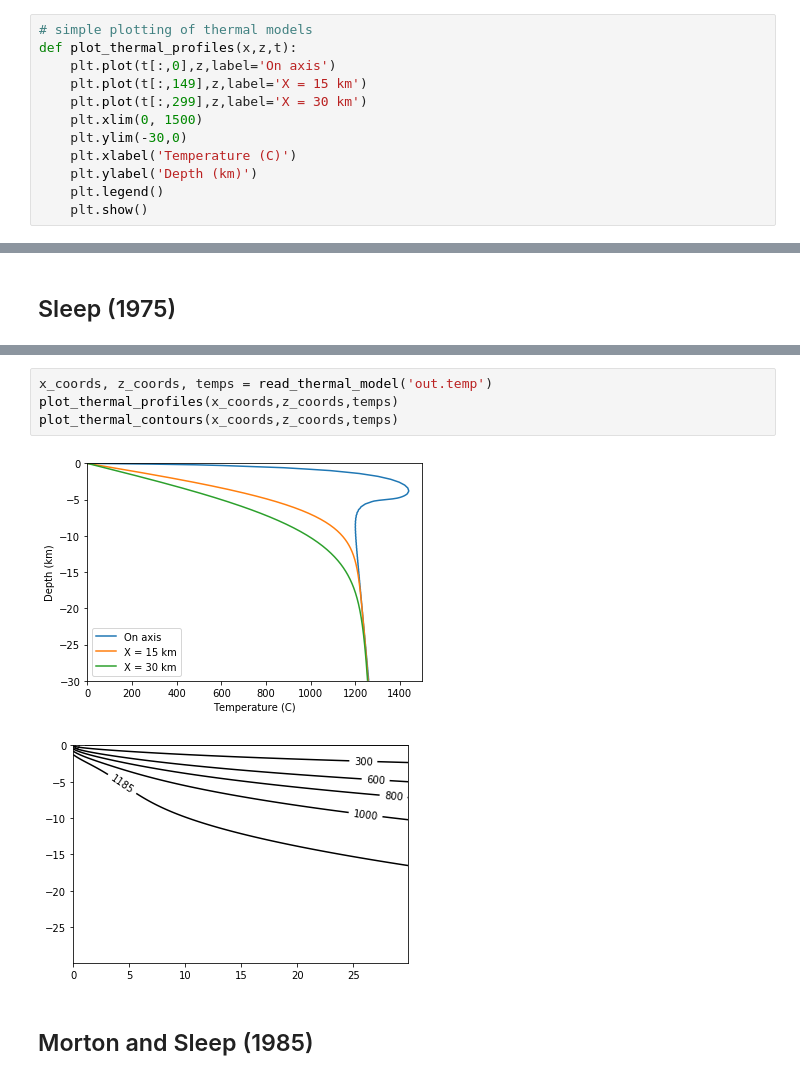
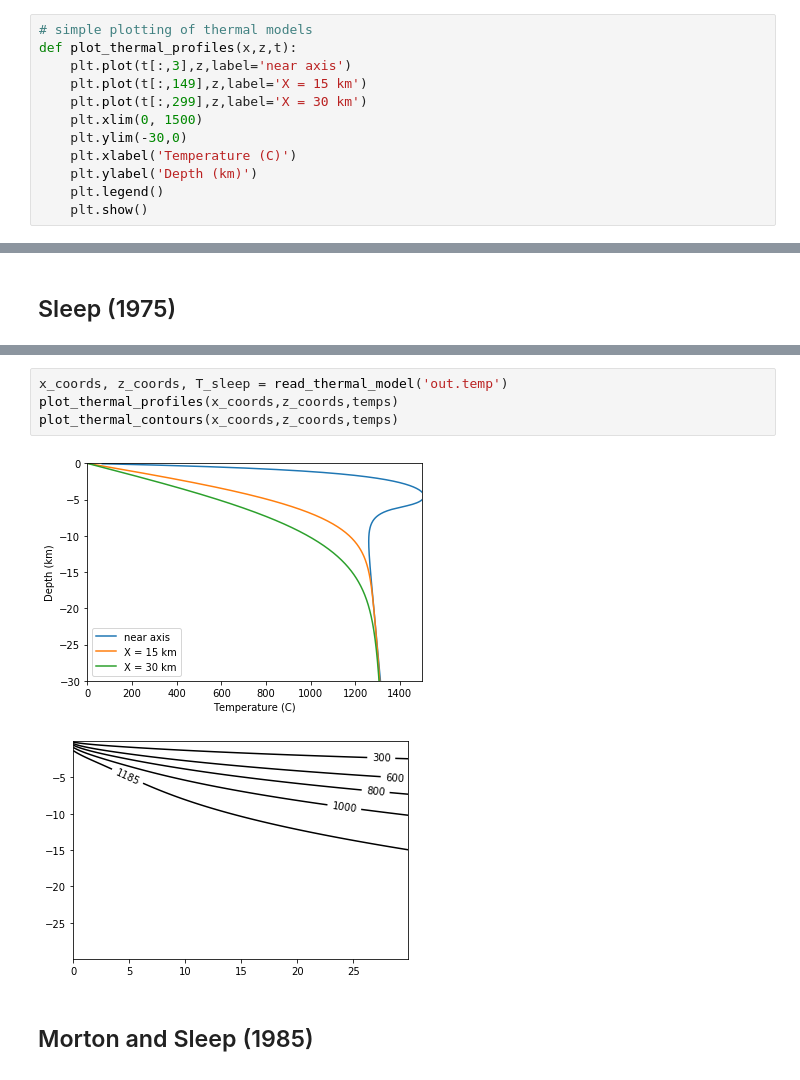
Before and after one commit to hughaharper/yield-strength-envelope, a Jupyter notebook: src/thermal/Thermal-models.ipynb, the cells around one changed output, grey strips where cells are left out. Cells and saved outputs as stored; diff of their text form.

```diff
--- a/src/thermal/Thermal-models.ipynb
+++ b/src/thermal/Thermal-models.ipynb
@@ -32,7 +36,7 @@ def read_thermal_model(outfile):
 # %%
 # simple plotting of thermal models
 def plot_thermal_profiles(x,z,t):
-    plt.plot(t[:,0],z,label='On axis')
+    plt.plot(t[:,3],z,label='near axis')
     plt.plot(t[:,149],z,label='X = 15 km')
     plt.plot(t[:,299],z,label='X = 30 km')
     plt.xlim(0, 1500)
@@ -91,10 +108,10 @@ run_thermal_model(1,rate)
 # %%
-x_coords, z_coords, temps = read_thermal_model('out.temp')
+x_coords, z_coords, T_sleep = read_thermal_model('out.temp')
 plot_thermal_profiles(x_coords,z_coords,temps)
 plot_thermal_contours(x_coords,z_coords,temps)
 # %% [output]
-[figure, old version]
+[figure, new version]
-[figure, old version]
+[figure, new version]
 # %% [markdown]
 ## Morton and Sleep (1985)
 # %%
```
Also changed, not shown: parts of 13 cells of this notebook.
